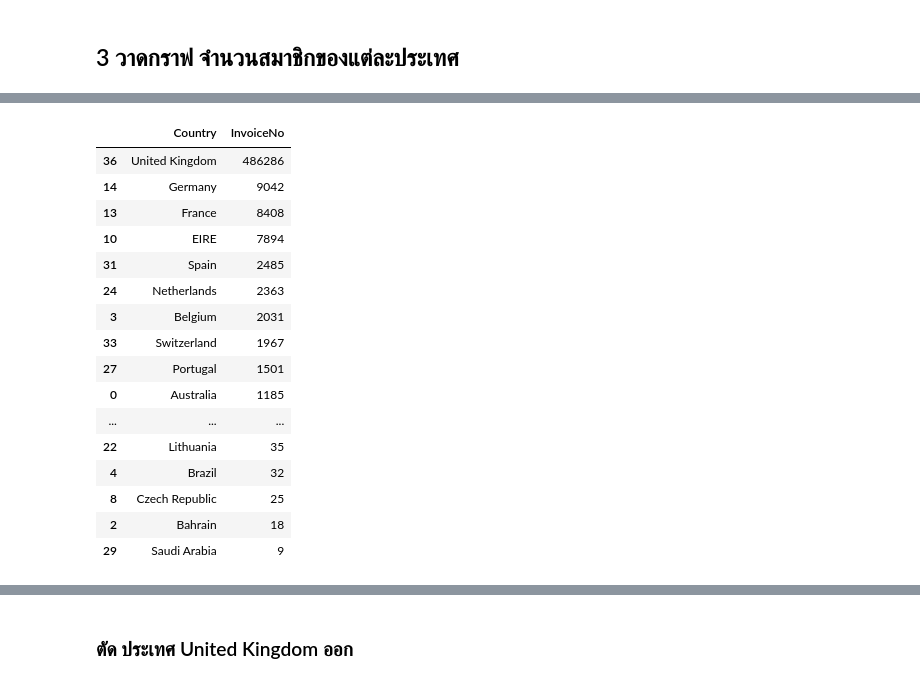
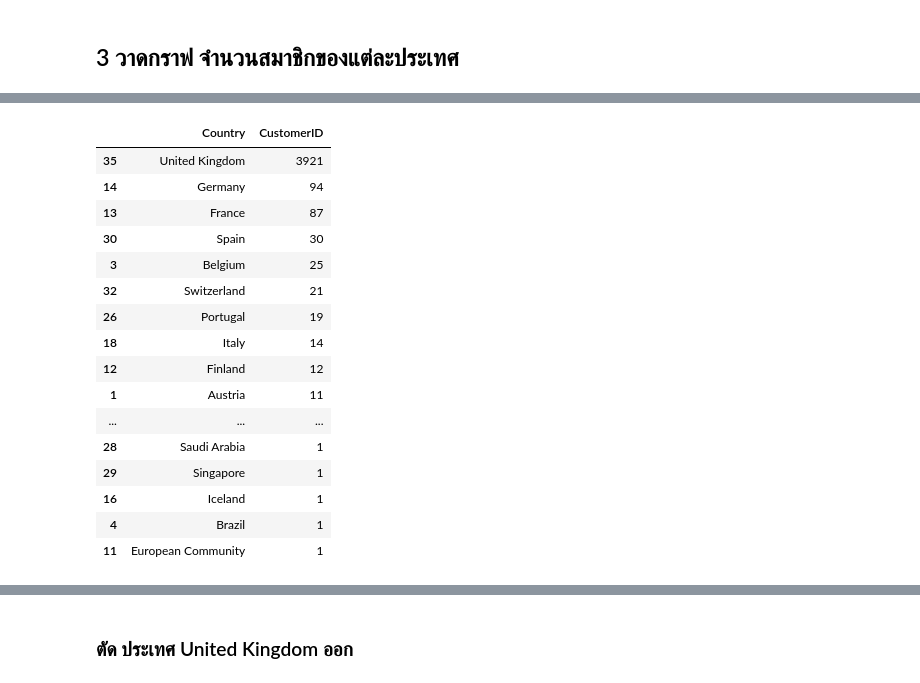
Before and after one commit to Peckkie/DPDM2021, a Jupyter notebook: Frequart_Patterm_Assosiation_Rules.ipynb, the cells around one changed output, grey strips where cells are left out. Saved outputs shown, nothing was run; the diff lists cells and outputs as text; code cells hidden in the pictures.

```diff
--- a/Frequart_Patterm_Assosiation_Rules.ipynb
+++ b/Frequart_Patterm_Assosiation_Rules.ipynb
@@ -282,3 +284,6 @@ data.head()
 | 2 | 536365 | 84406B | CREAM CUPID HEARTS COAT HANGER | 8 | 12/01/2010 08:26 | 2.75 | 17850.0 | United Kingdom | 22.00 |
 | 3 | 536365 | 84029G | KNITTED UNION FLAG HOT WATER BOTTLE | 6 | 12/01/2010 08:26 | 3.39 | 17850.0 | United Kingdom | 20.34 |
 | 4 | 536365 | 84029E | RED WOOLLY HOTTIE WHITE HEART. | 6 | 12/01/2010 08:26 | 3.39 | 17850.0 | United Kingdom | 20.34 |
+# %%
+dd = data.groupby(by =['CustomerID','Country']).count().reset_index()[['CustomerID','Country']]
+dd.head()
@@ -285,23 +297,23 @@ data.head()
 # %%
-df = data.groupby(by ='Country').count().reset_index()[['Country','InvoiceNo']].sort_values(by = 'InvoiceNo', ascending=False)[['Country','InvoiceNo']]
+df = dd.groupby(by ='Country').count().reset_index()[['Country','CustomerID']].sort_values(by = 'CustomerID', ascending=False)
 df
 # %% [output]
-|  | Country | InvoiceNo |
-| 36 | United Kingdom | 486286 |
-| 14 | Germany | 9042 |
-| 13 | France | 8408 |
-| 10 | EIRE | 7894 |
-| 31 | Spain | 2485 |
-| 24 | Netherlands | 2363 |
-| 3 | Belgium | 2031 |
-| 33 | Switzerland | 1967 |
-| 27 | Portugal | 1501 |
-| 0 | Australia | 1185 |
+|  | Country | CustomerID |
+| 35 | United Kingdom | 3921 |
+| 14 | Germany | 94 |
+| 13 | France | 87 |
+| 30 | Spain | 30 |
+| 3 | Belgium | 25 |
+| 32 | Switzerland | 21 |
+| 26 | Portugal | 19 |
+| 18 | Italy | 14 |
+| 12 | Finland | 12 |
+| 1 | Austria | 11 |
 | ... | ... | ... |
-| 22 | Lithuania | 35 |
-| 4 | Brazil | 32 |
-| 8 | Czech Republic | 25 |
-| 2 | Bahrain | 18 |
-| 29 | Saudi Arabia | 9 |
+| 28 | Saudi Arabia | 1 |
+| 29 | Singapore | 1 |
+| 16 | Iceland | 1 |
+| 4 | Brazil | 1 |
+| 11 | European Community | 1 |
 # %%
 import matplotlib.pyplot as plt
```
Also changed, not shown: parts of 8 cells of this notebook.
